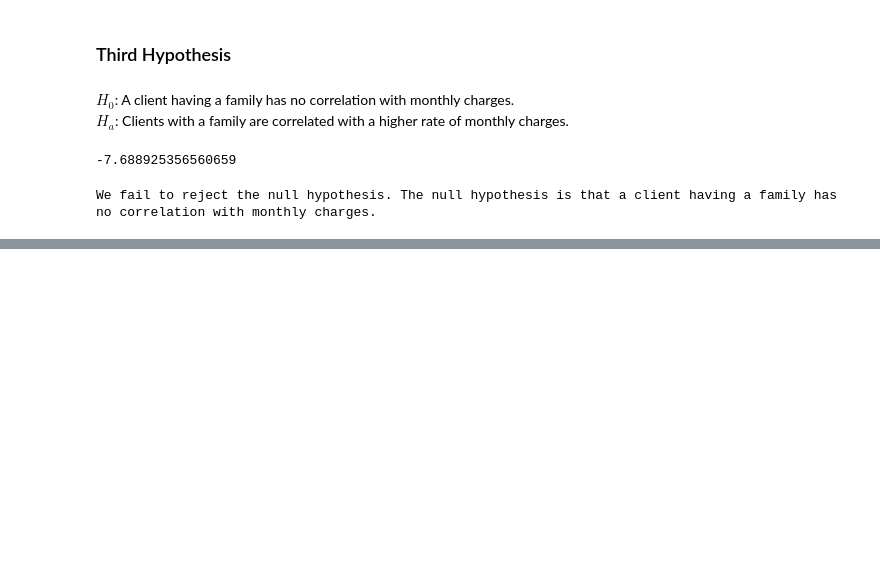
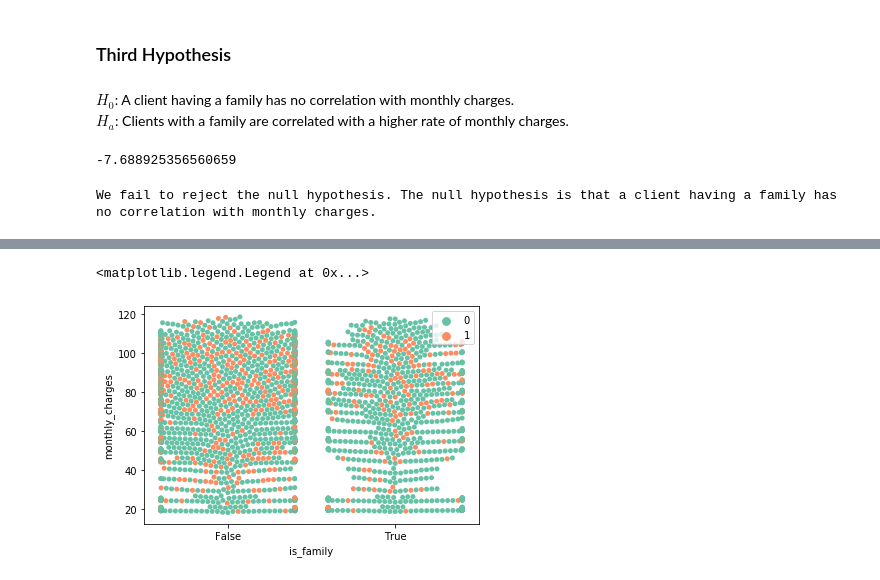
Before and after one commit to GabbyBarajasBroussard/classification-project, a Jupyter notebook: final_presentation_notebook.ipynb, the cells around one changed output, grey strips where cells are left out. Cells and saved outputs as stored; diff of their text form; code cells hidden in the pictures; blank space fills up the shorter version.

```diff
--- a/final_presentation_notebook.ipynb
+++ b/final_presentation_notebook.ipynb
@@ -321,0 +370,6 @@ We fail to reject the null hypothesis. The null hypothesis is that a client havi
+# %%
+sns.swarmplot(x="is_family", y="monthly_charges", data=train, hue="is_churn", palette="Set2")
+plt.legend()
+# %% [output]
+<matplotlib.legend.Legend at 0x...>
+[figure, added]
```
Also changed, not shown: parts of 37 cells of this notebook.
